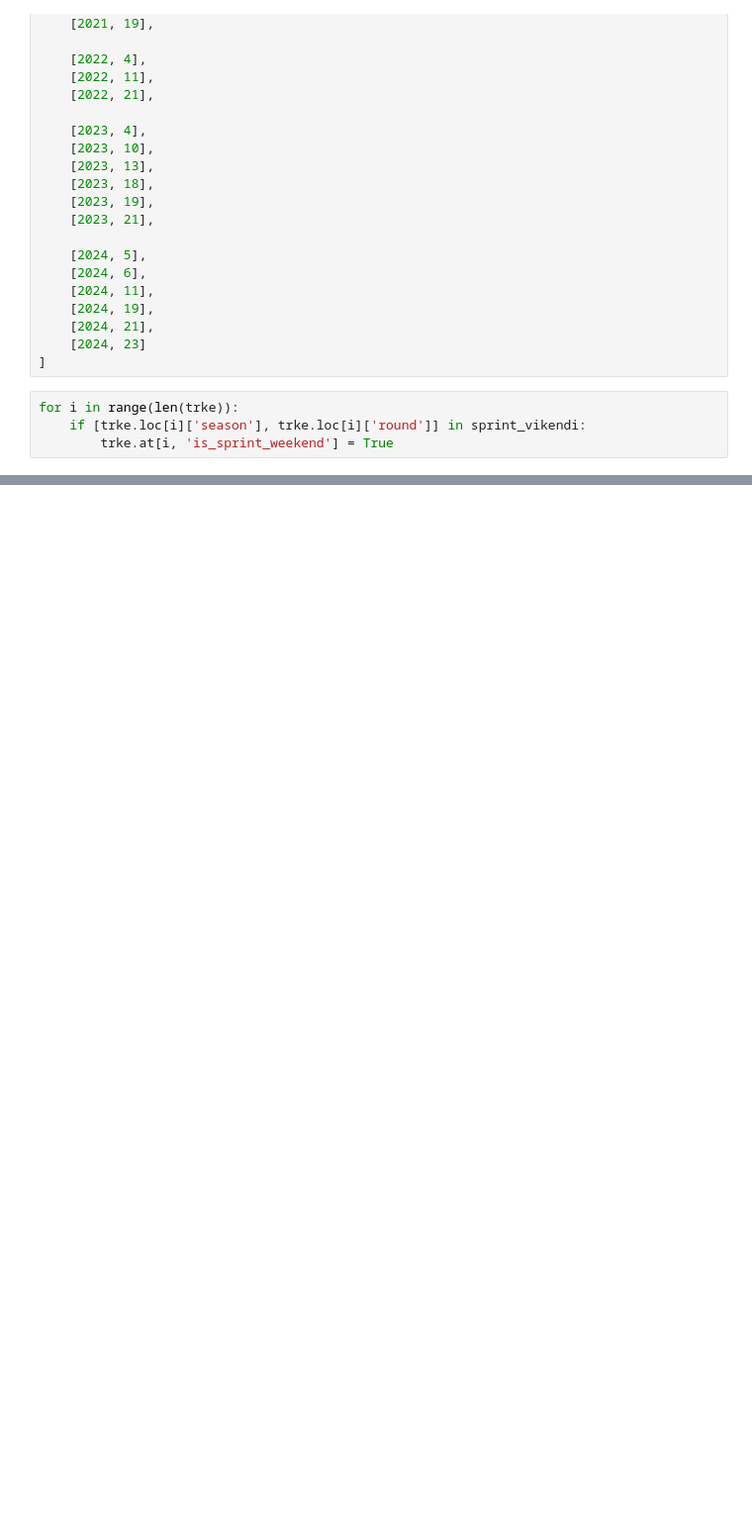
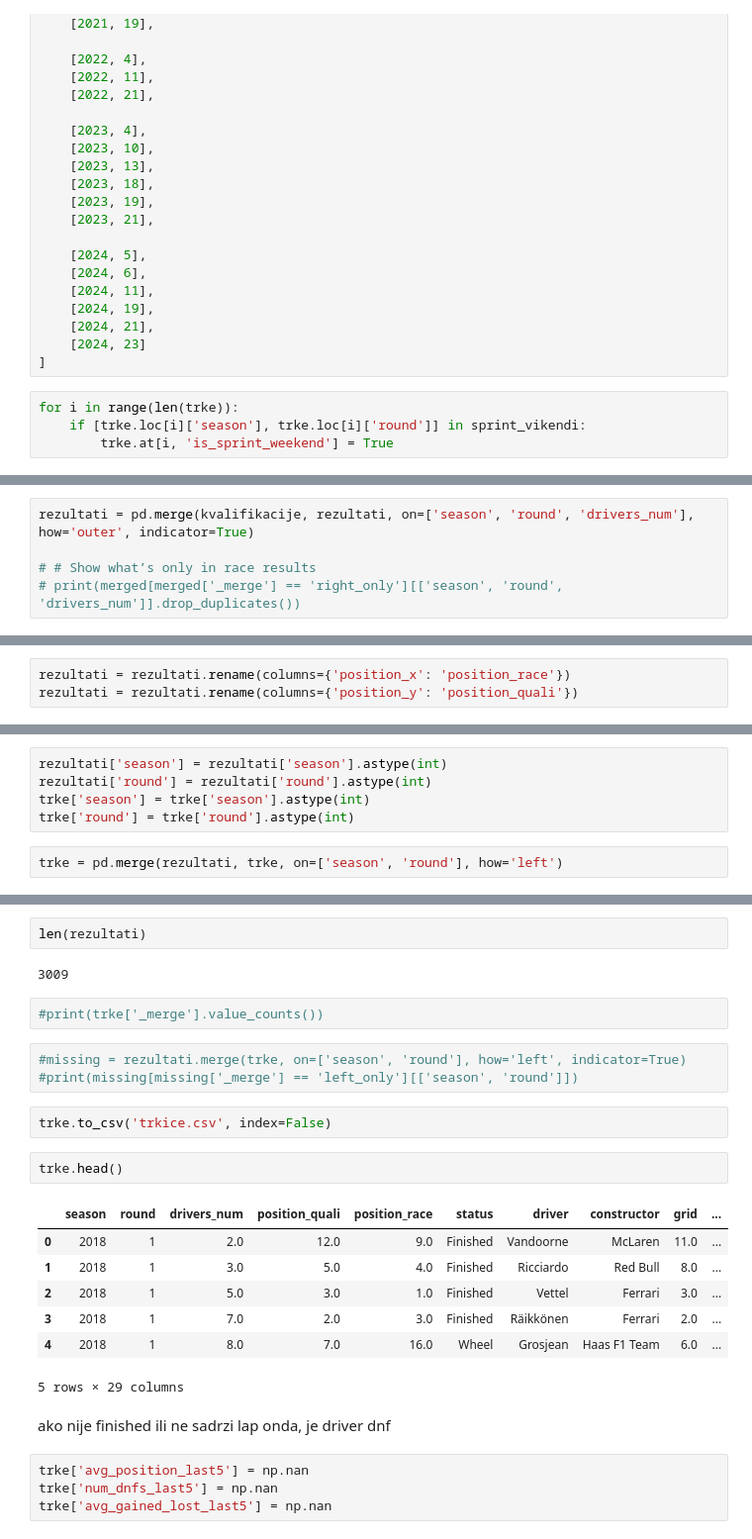
Before and after one commit to darijaaaa/Formula1, a Jupyter notebook: features.ipynb, the cells around one changed output, grey strips where cells are left out. Shown at 99% size. Drawn from its saved outputs; the diff is of its cells as text; blank space fills up the shorter version.

```diff
--- a/features.ipynb
+++ b/features.ipynb
@@ -110,0 +215,5 @@ for i in range(len(trke)):
+# %%
+rezultati = pd.merge(kvalifikacije, rezultati, on=['season', 'round', 'drivers_num'], how='outer', indicator=True)
+
+# # Show what’s only in race results
+# print(merged[merged['_merge'] == 'right_only'][['season', 'round', 'drivers_num']].drop_duplicates())
@@ -110,0 +237,3 @@ for i in range(len(trke)):
+# %%
+rezultati = rezultati.rename(columns={'position_x': 'position_race'})
+rezultati = rezultati.rename(columns={'position_y': 'position_quali'})
@@ -110,0 +249,7 @@ for i in range(len(trke)):
+# %%
+rezultati['season'] = rezultati['season'].astype(int)
+rezultati['round'] = rezultati['round'].astype(int)
+trke['season'] = trke['season'].astype(int)
+trke['round'] = trke['round'].astype(int)
+# %%
+trke = pd.merge(rezultati, trke, on=['season', 'round'], how='left')
@@ -110,0 +271,27 @@ for i in range(len(trke)):
+# %%
+len(rezultati)
+# %% [output]
+3009
+# %%
+#print(trke['_merge'].value_counts())
+# %%
+#missing = rezultati.merge(trke, on=['season', 'round'], how='left', indicator=True)
+#print(missing[missing['_merge'] == 'left_only'][['season', 'round']])
+# %%
+trke.to_csv('trkice.csv', index=False)
+# %%
+trke.head()
+# %% [output]
+|  | season | round | drivers_num | position_quali | position_race | status | driver | constructor | grid | ... |
+| 0 | 2018 | 1 | 2.0 | 12.0 | 9.0 | Finished | Vandoorne | McLaren | 11.0 | ... |
+| 1 | 2018 | 1 | 3.0 | 5.0 | 4.0 | Finished | Ricciardo | Red Bull | 8.0 | ... |
+| 2 | 2018 | 1 | 5.0 | 3.0 | 1.0 | Finished | Vettel | Ferrari | 3.0 | ... |
+| 3 | 2018 | 1 | 7.0 | 2.0 | 3.0 | Finished | Räikkönen | Ferrari | 2.0 | ... |
+| 4 | 2018 | 1 | 8.0 | 7.0 | 16.0 | Wheel | Grosjean | Haas F1 Team | 6.0 | ... |
+5 rows × 29 columns
+# %% [markdown]
+ako nije finished ili ne sadrzi lap onda, je driver dnf
+# %%
+trke['avg_position_last5'] = np.nan
+trke['num_dnfs_last5'] = np.nan
+trke['avg_gained_lost_last5'] = np.nan
```
Also changed, not shown: parts of 42 cells of this notebook.
